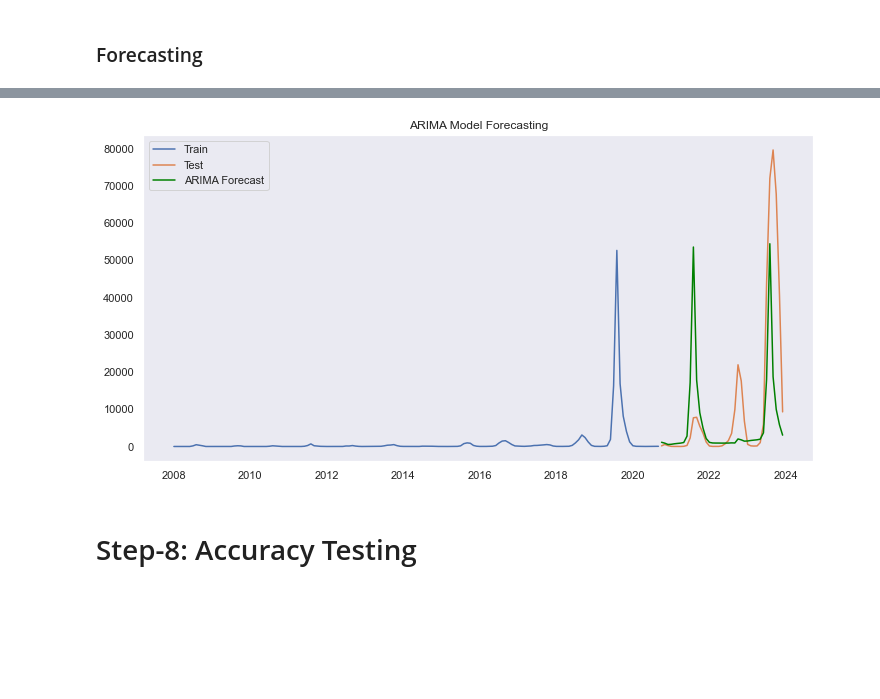
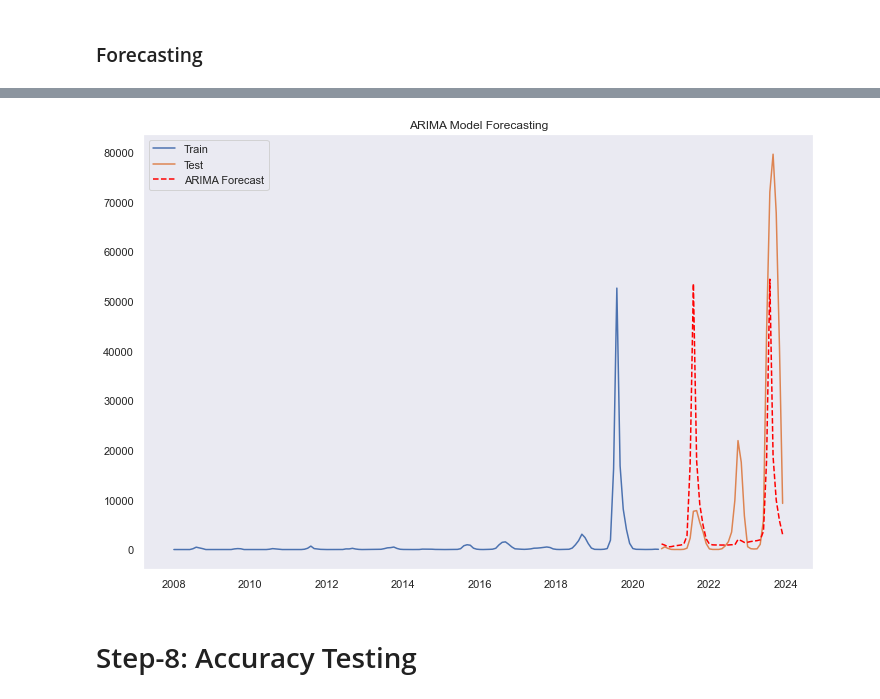
Before and after one commit to Rasel-25/Book-s-Code, a Jupyter notebook: Python for Data Analysis/Test_Code.ipynb, the cells around one changed output, grey strips where cells are left out. Cells and saved outputs as stored; diff of their text form; code cells hidden in the pictures; blank space fills up the shorter version.

```diff
--- a/Python for Data Analysis/Test_Code.ipynb
+++ b/Python for Data Analysis/Test_Code.ipynb
@@ -246,15 +246,15 @@ forecast
 Freq: MS, Name: predicted_mean, dtype: float64
 # %%
 # Plotting the results
-plt.figure(figsize=(12, 6))
+plt.figure(figsize=(12, 8))
 plt.plot(train.index, train, label='Train')
 plt.plot(test.index, test, label='Test')
-plt.plot(test.index, forecast, label='ARIMA Forecast', color='green')
+plt.plot(test.index, forecast, label='ARIMA Forecast', color='red',linestyle='--')
 plt.title('ARIMA Model Forecasting')
 plt.legend()
 plt.show()
 # %% [output]
-[figure, old version]
+[figure, new version]
 # %% [markdown]
 # Step-8: Accuracy Testing
 # %%
```
Also changed, not shown: parts of 6 cells of this notebook.
